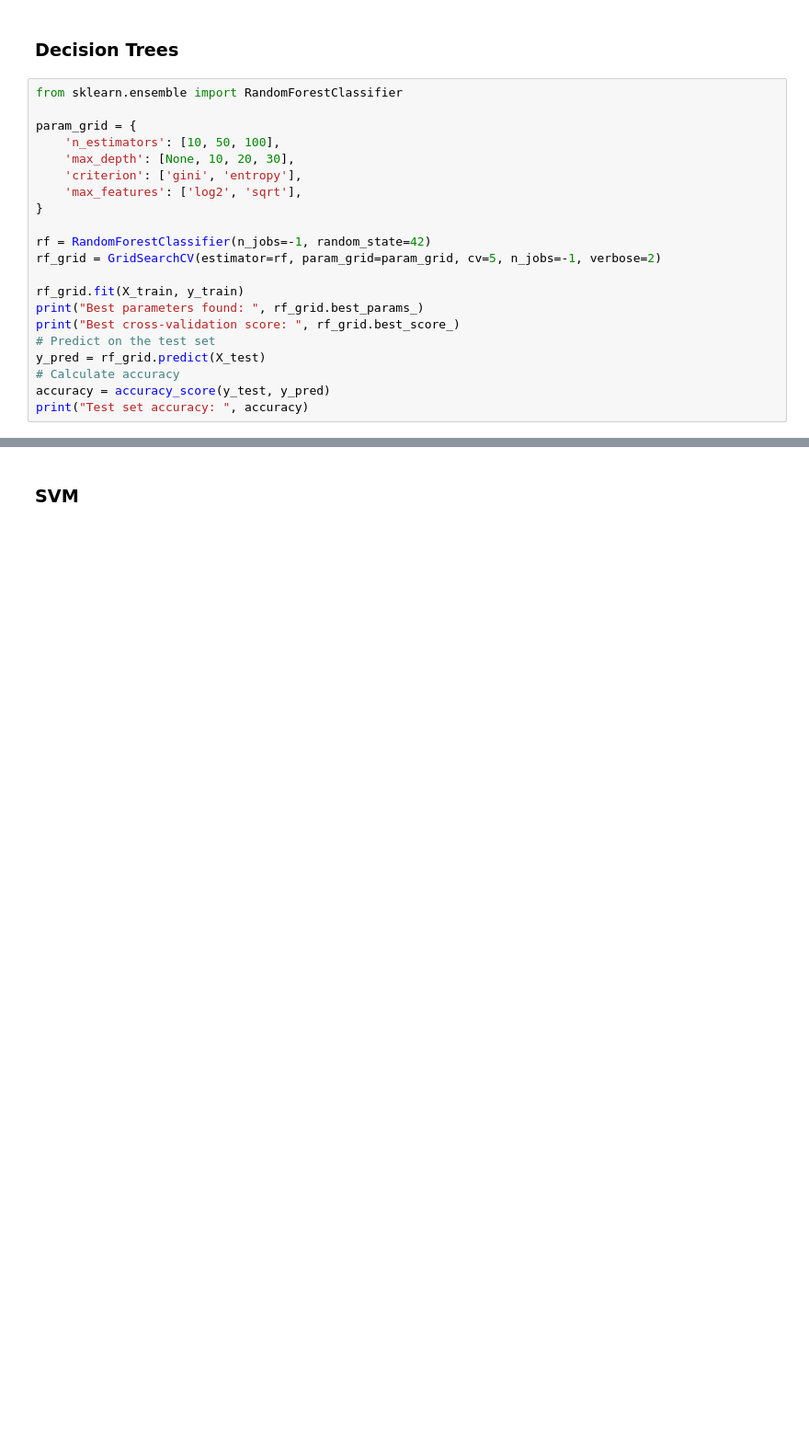
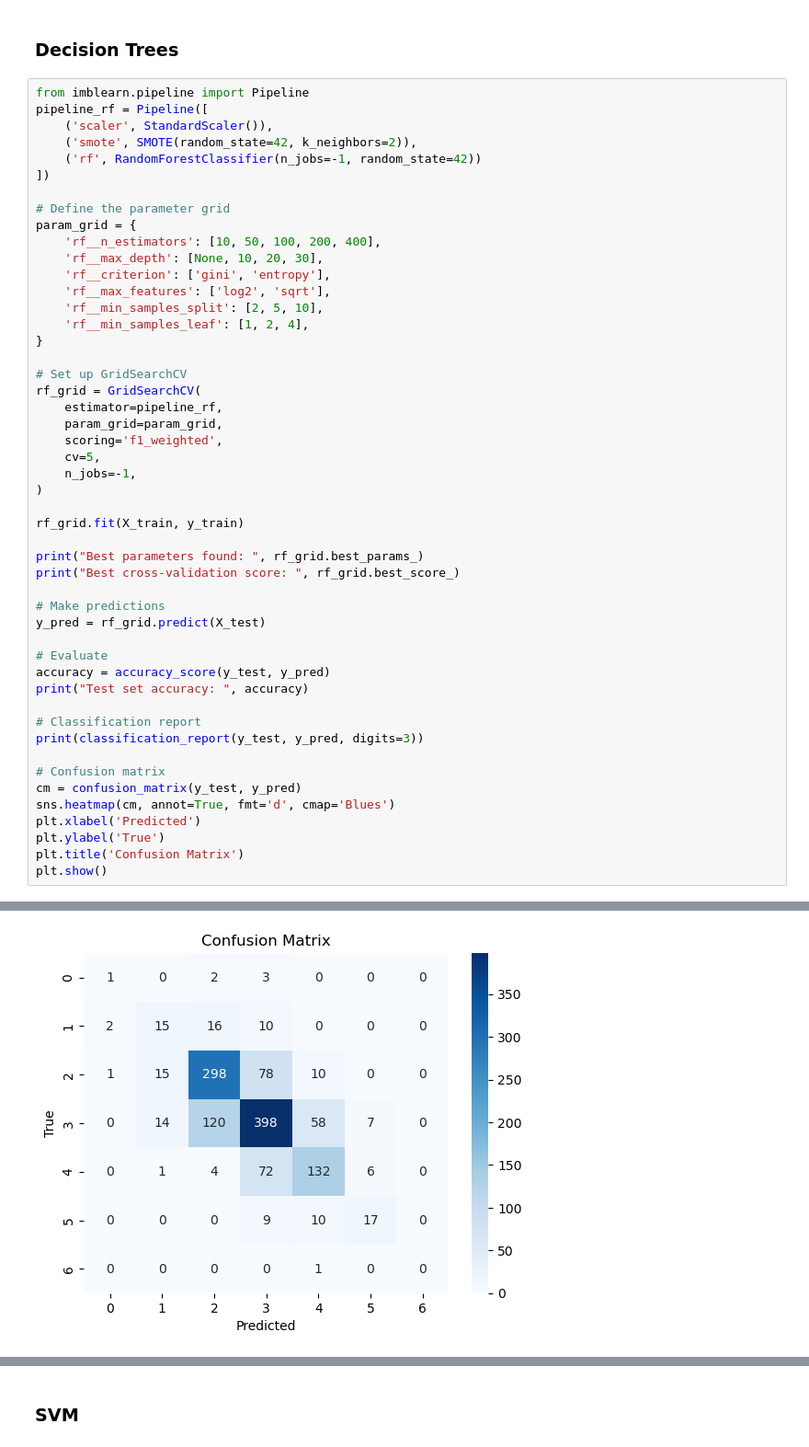
Before and after one commit to adrianrushing/stat4000-project, a Jupyter notebook: part2.ipynb, the cells around one changed output, grey strips where cells are left out. Shown: that part at 92% size. Cells and saved outputs as stored; diff of their text form; blank space fills up the shorter version.

```diff
--- a/part2.ipynb
+++ b/part2.ipynb
@@ -42,24 +45,52 @@ X_train, X_test, y_train, y_test = train_test_split(X_scaled,y.values.ravel(),te
 # %% [markdown]
 ### Decision Trees
 # %%
-from sklearn.ensemble import RandomForestClassifier
+from imblearn.pipeline import Pipeline
+pipeline_rf = Pipeline([
+    ('scaler', StandardScaler()),
+    ('smote', SMOTE(random_state=42, k_neighbors=2)),
+    ('rf', RandomForestClassifier(n_jobs=-1, random_state=42))
+])
 
+# Define the parameter grid
 param_grid = {
-    'n_estimators': [10, 50, 100],
-    'max_depth': [None, 10, 20, 30],
-    'criterion': ['gini', 'entropy'],
-    'max_features': ['log2', 'sqrt'],
+    'rf__n_estimators': [10, 50, 100, 200, 400],
+    'rf__max_depth': [None, 10, 20, 30],
+    'rf__criterion': ['gini', 'entropy'],
+    'rf__max_features': ['log2', 'sqrt'],
+    'rf__min_samples_split': [2, 5, 10],
+    'rf__min_samples_leaf': [1, 2, 4],
 }
 
-rf = RandomForestClassifier(n_jobs=-1, random_state=42)
-rf_grid = GridSearchCV(estimator=rf, param_grid=param_grid, cv=5, n_jobs=-1, verbose=2)
+# Set up GridSearchCV
+rf_grid = GridSearchCV(
+    estimator=pipeline_rf,
+    param_grid=param_grid,
+    scoring='f1_weighted',
+    cv=5,
+    n_jobs=-1,
+)
 
 rf_grid.fit(X_train, y_train)
+
 print("Best parameters found: ", rf_grid.best_params_)
 print("Best cross-validation score: ", rf_grid.best_score_)
-# Predict on the test set
+
+# Make predictions
 y_pred = rf_grid.predict(X_test)
-# Calculate accuracy
+
+# Evaluate
 accuracy = accuracy_score(y_test, y_pred)
 print("Test set accuracy: ", accuracy)
+
+# Classification report
+print(classification_report(y_test, y_pred, digits=3))
+
+# Confusion matrix
+cm = confusion_matrix(y_test, y_pred)
+sns.heatmap(cm, annot=True, fmt='d', cmap='Blues')
+plt.xlabel('Predicted')
+plt.ylabel('True')
+plt.title('Confusion Matrix')
+plt.show()
 # %% [output]
@@ -83,0 +113 @@ Test set accuracy:  0.6707692307692308
+[figure, added]
```
Also changed, not shown: parts of 8 cells of this notebook, 2 other files.
